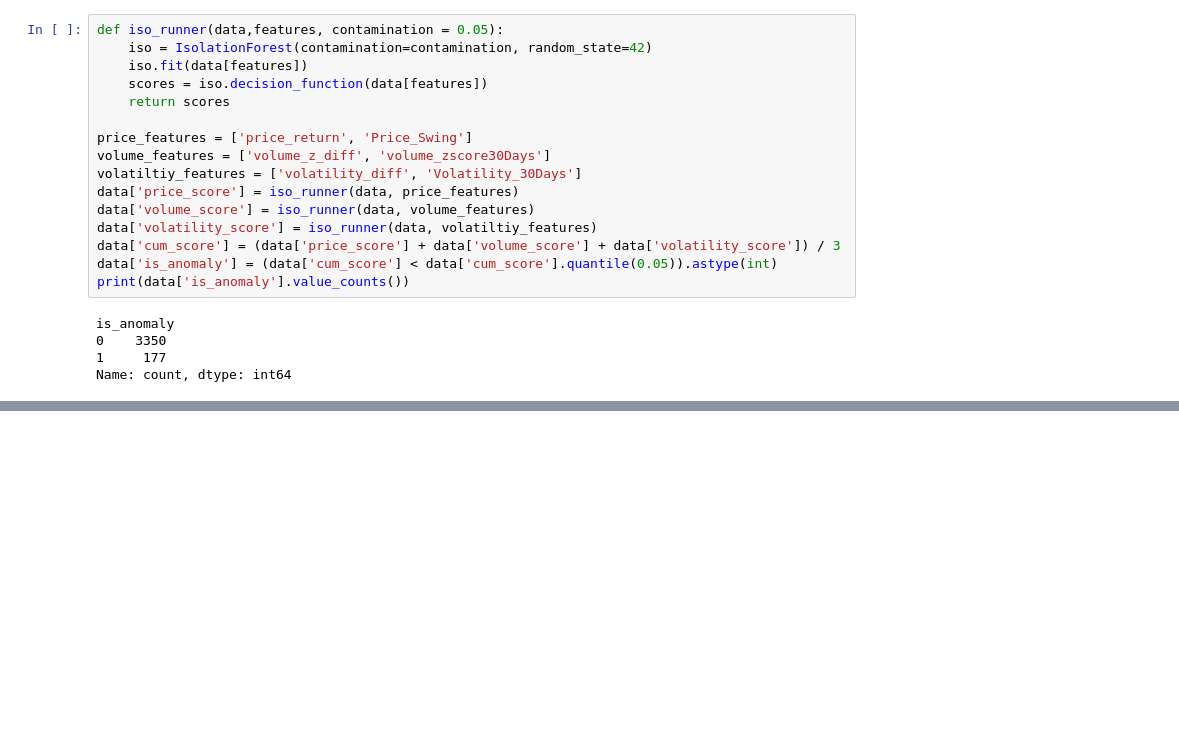
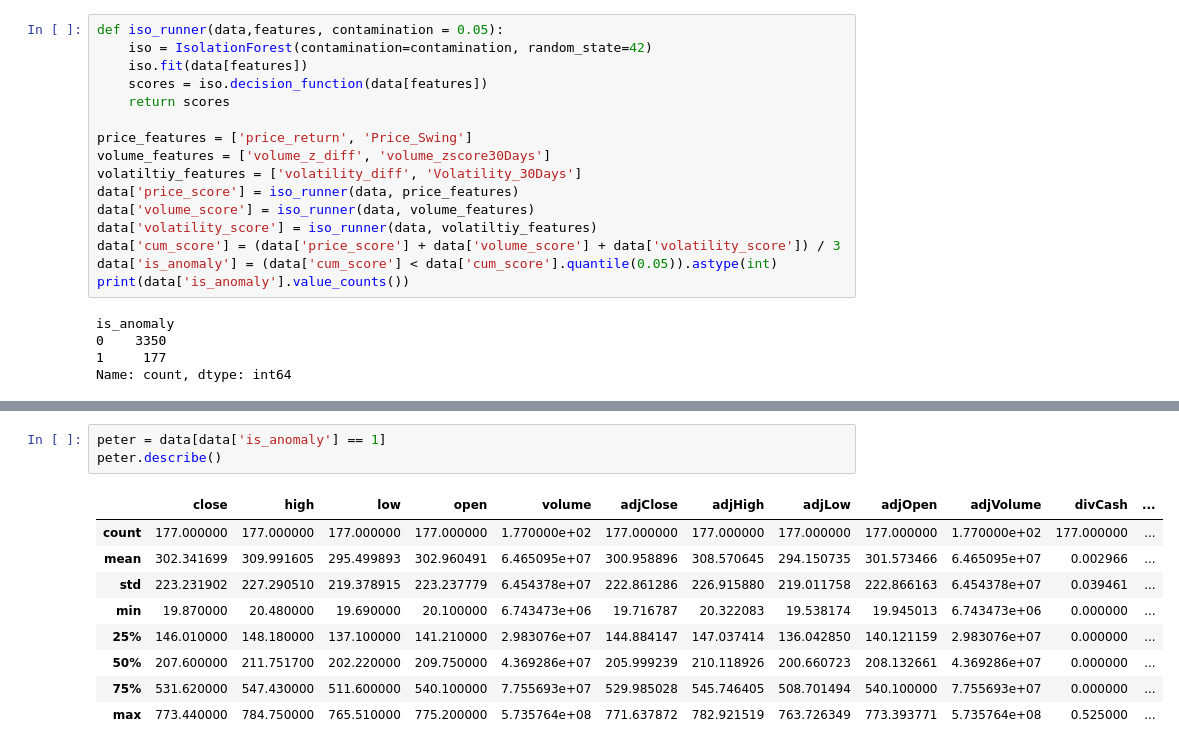
Before and after one commit to suzaladhikari/clarity, a Jupyter notebook: models/isolation.ipynb, the cells around one changed output, grey strips where cells are left out. Cells and saved outputs as stored; diff of their text form; blank space fills up the shorter version.

Commit message:
sampled on what is anomlay and non_anomaly

```diff
--- a/models/isolation.ipynb
+++ b/models/isolation.ipynb
@@ -52,0 +62,13 @@ Name: count, dtype: int64
+# %%
+peter = data[data['is_anomaly'] == 1]
+peter.describe()
+# %% [output]
+|  | close | high | low | open | volume | adjClose | adjHigh | adjLow | adjOpen | adjVolume | divCash | ... |
+| count | 177.000000 | 177.000000 | 177.000000 | 177.000000 | 1.770000e+02 | 177.000000 | 177.000000 | 177.000000 | 177.000000 | 1.770000e+02 | 177.000000 | ... |
+| mean | 302.341699 | 309.991605 | 295.499893 | 302.960491 | 6.465095e+07 | 300.958896 | 308.570645 | 294.150735 | 301.573466 | 6.465095e+07 | 0.002966 | ... |
+| std | 223.231902 | 227.290510 | 219.378915 | 223.237779 | 6.454378e+07 | 222.861286 | 226.915880 | 219.011758 | 222.866163 | 6.454378e+07 | 0.039461 | ... |
+| min | 19.870000 | 20.480000 | 19.690000 | 20.100000 | 6.743473e+06 | 19.716787 | 20.322083 | 19.538174 | 19.945013 | 6.743473e+06 | 0.000000 | ... |
+| 25% | 146.010000 | 148.180000 | 137.100000 | 141.210000 | 2.983076e+07 | 144.884147 | 147.037414 | 136.042850 | 140.121159 | 2.983076e+07 | 0.000000 | ... |
+| 50% | 207.600000 | 211.751700 | 202.220000 | 209.750000 | 4.369286e+07 | 205.999239 | 210.118926 | 200.660723 | 208.132661 | 4.369286e+07 | 0.000000 | ... |
+| 75% | 531.620000 | 547.430000 | 511.600000 | 540.100000 | 7.755693e+07 | 529.985028 | 545.746405 | 508.701494 | 540.100000 | 7.755693e+07 | 0.000000 | ... |
+| max | 773.440000 | 784.750000 | 765.510000 | 775.200000 | 5.735764e+08 | 771.637872 | 782.921519 | 763.726349 | 773.393771 | 5.735764e+08 | 0.525000 | ... |
```
Also changed, not shown: parts of 2 cells of this notebook.
